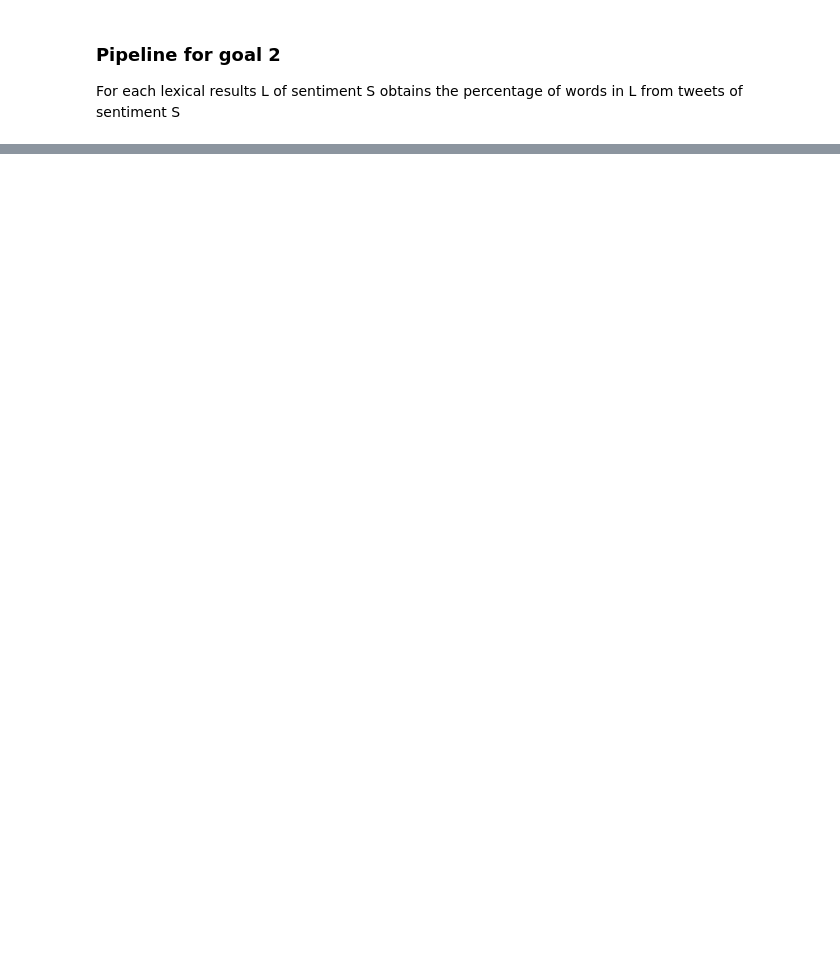
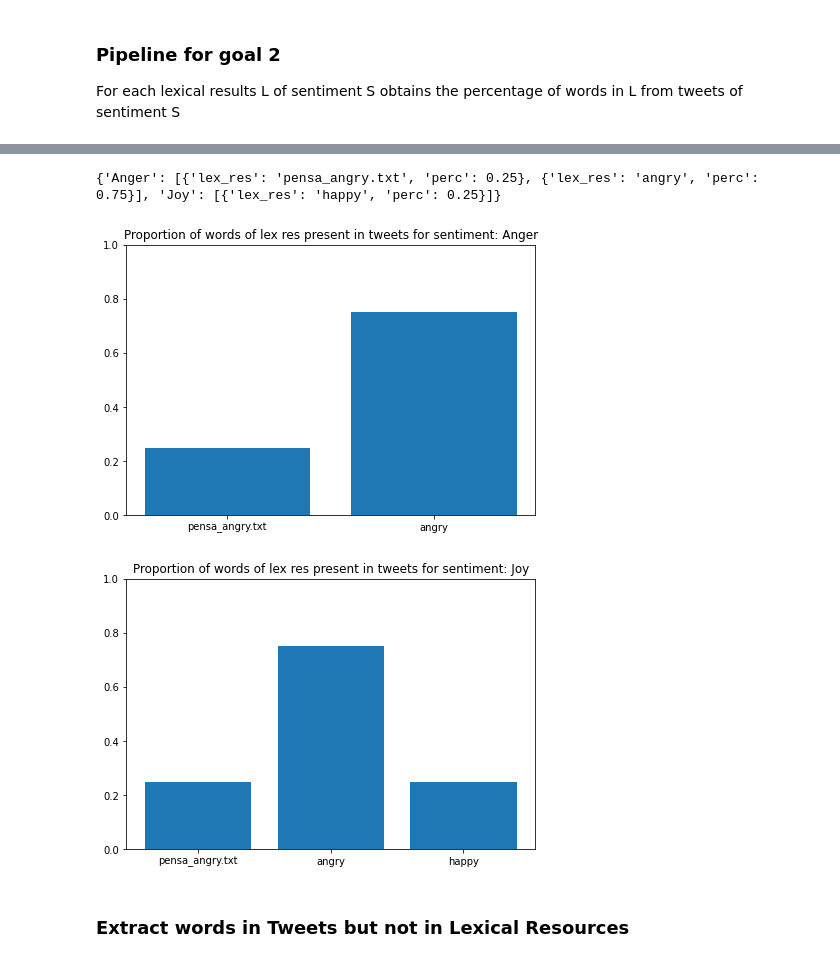
Before and after one commit to N-essuno/maadb_tweet, a Jupyter notebook: tweet_proj.ipynb, the cells around one changed output, grey strips where cells are left out. Saved outputs shown, nothing was run; the diff lists cells and outputs as text; code cells hidden in the pictures; blank space fills up the shorter version.

Commit message:
Implemented histograms generations and new lexical resources generation

```diff
--- a/tweet_proj.ipynb
+++ b/tweet_proj.ipynb
@@ -9,3 +9,5 @@ from typing import List, Dict, Set
 import pymongo
 import mariadb
 import sys
+
+ALLOW_PRINT = True
@@ -242,8 +241,10 @@ if insert_lex_res:
                      "sentiment": lex_res.sentiment,
                      "totNumberWords" : lex_res.get_number_of_words()}
         inserted_lex_res = db_lex_res_collection.insert_one(to_upload)
-        print(inserted_lex_res.inserted_id)
         # until here inserted lexical resources basic information in LexRes collection
+
+        if ALLOW_PRINT:
+            print(inserted_lex_res.inserted_id)
 # %% [output]
 angry
 pensa_angry.txt
@@ -744,6 +734,7 @@ perc_presence_pipeline = [
     }
 ]
 
-join = db_lex_res_collection.aggregate(perc_presence_pipeline)
-pprint(list(join))
+pip2_res = db_lex_res_collection.aggregate(perc_presence_pipeline)
+list_pip2_res = list(pip2_res)
+pprint(list_pip2_res)
 # %% [output]
@@ -761,0 +757,35 @@ pprint(list(join))
+# %%
+# map to contain for each sentiment S the corresponding list of lexical resources of sentiment S,
+# each of them associated with the proportion of its words contained in tweets of sentiment S
+map_sentiment_perc_presence_lex_res = {}
+for lex_res in list_pip2_res:
+    # if for that sentiment there still not be an entry for the list of lexical resources+proportion
+    # then create one else concat the new lexres+proportion
+    if map_sentiment_perc_presence_lex_res.get(lex_res["sentiment"]) is None:
+        map_sentiment_perc_presence_lex_res[lex_res["sentiment"]] = [{"lex_res": lex_res["_id"], "perc": lex_res["percPresenceLexRes"]}]
+    else:
+        map_sentiment_perc_presence_lex_res[lex_res["sentiment"]].append({"lex_res": lex_res["_id"], "perc": lex_res["percPresenceLexRes"]})
+
+
+print(map_sentiment_perc_presence_lex_res)
+# %% [output]
+{'Anger': [{'lex_res': 'pensa_angry.txt', 'perc': 0.25}, {'lex_res': 'angry', 'perc': 0.75}], 'Joy': [{'lex_res': 'happy', 'perc': 0.25}]}
+# %%
+x_list = []
+proportions= []
+for sentiment in map_sentiment_perc_presence_lex_res:
+    for pair_lex_res_perc in map_sentiment_perc_presence_lex_res[sentiment]:
+        x_list.append(pair_lex_res_perc["lex_res"])
+        proportions.append(pair_lex_res_perc["perc"])
+
+    plt.figure(figsize=(6, 4), facecolor=None).add_subplot(111)
+    plt.bar(x_list, proportions, align='center')
+    plt.tight_layout(pad=0)
+    plt.title("Proportion of words of lex res present in tweets for sentiment: " + sentiment)
+    plt.gca().set_ylim([0, 1])
+    plt.show()
+# %% [output]
+[figure, added]
+[figure, added]
+# %% [markdown]
+### Extract words in Tweets but not in Lexical Resources
```
Also changed, not shown: parts of 12 cells of this notebook.
